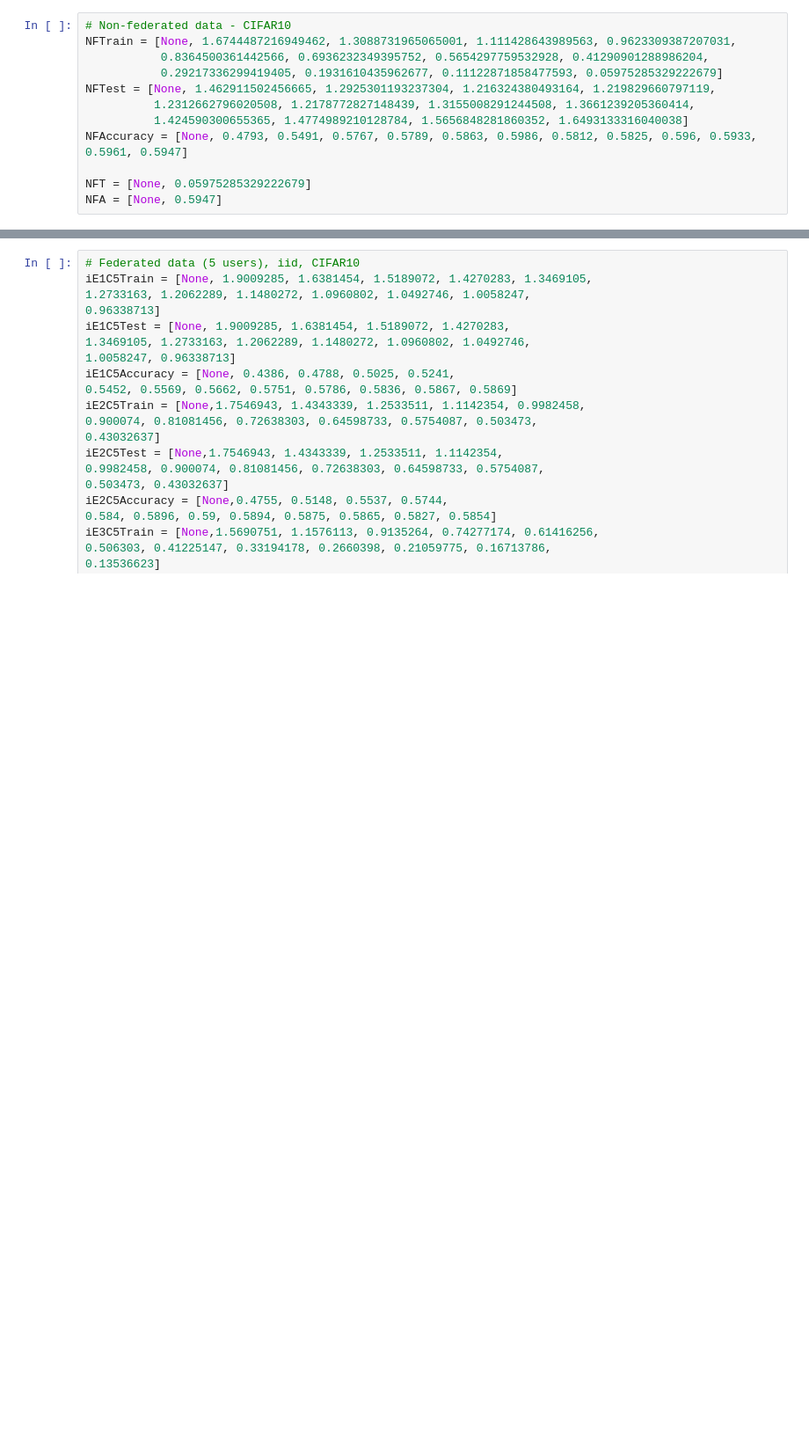
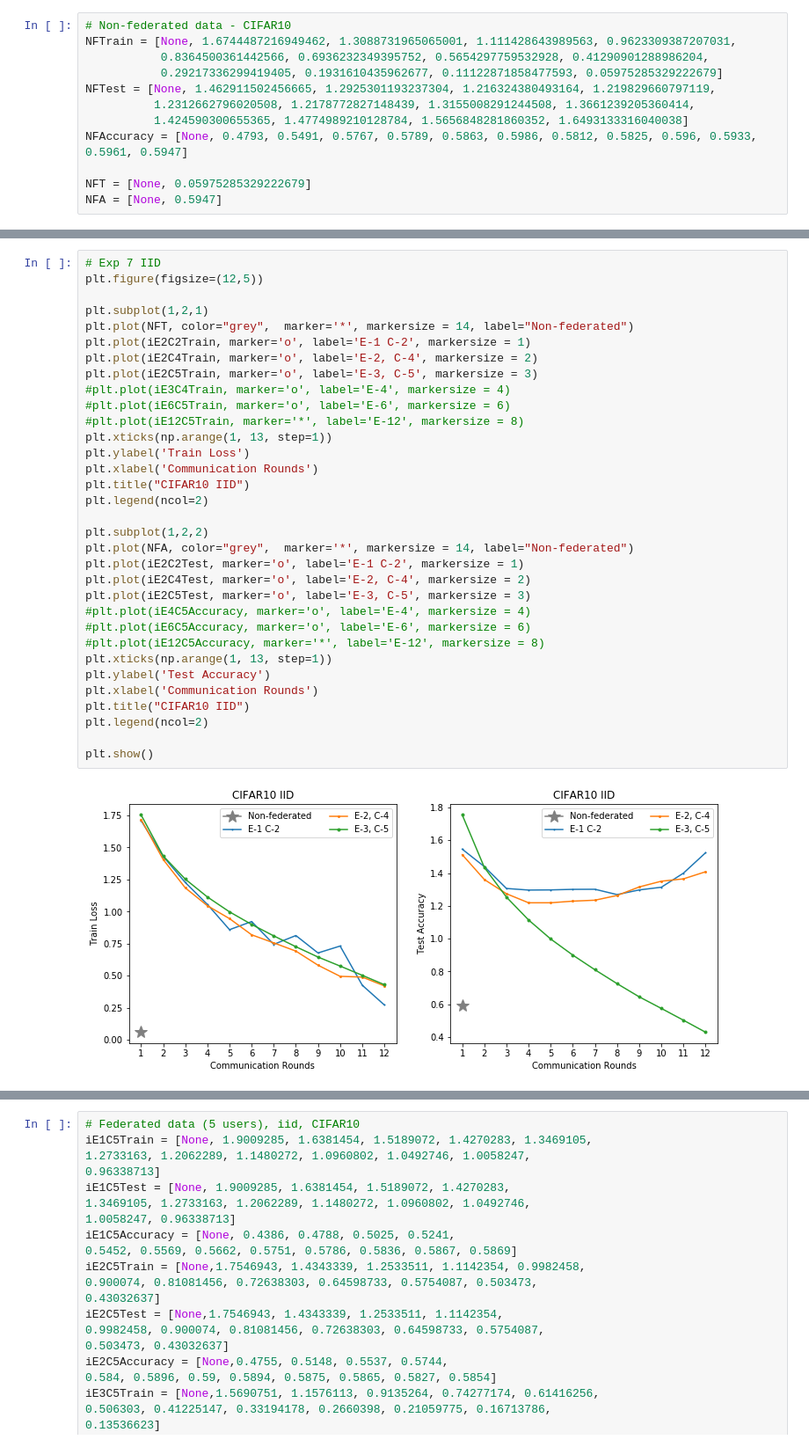
Before and after one commit to abogdanova/FedMed, a Jupyter notebook: Experiments.ipynb, the cells around one changed output, grey strips where cells are left out. Shown at 88% size. Drawn from its saved outputs; the diff is of its cells as text; blank space fills up the shorter version.

```diff
--- a/Experiments.ipynb
+++ b/Experiments.ipynb
@@ -16,0 +58,35 @@ NFA = [None, 0.5947]
+# %%
+# Exp 7 IID
+plt.figure(figsize=(12,5))
+
+plt.subplot(1,2,1)
+plt.plot(NFT, color="grey",  marker='*', markersize = 14, label="Non-federated")
+plt.plot(iE2C2Train, marker='o', label='E-1 C-2', markersize = 1)
+plt.plot(iE2C4Train, marker='o', label='E-2, C-4', markersize = 2)
+plt.plot(iE2C5Train, marker='o', label='E-3, C-5', markersize = 3)
+#plt.plot(iE3C4Train, marker='o', label='E-4', markersize = 4)
+#plt.plot(iE6C5Train, marker='o', label='E-6', markersize = 6)
+#plt.plot(iE12C5Train, marker='*', label='E-12', markersize = 8)
+plt.xticks(np.arange(1, 13, step=1))
+plt.ylabel('Train Loss')
+plt.xlabel('Communication Rounds')
+plt.title("CIFAR10 IID")
+plt.legend(ncol=2)
+
+plt.subplot(1,2,2)
+plt.plot(NFA, color="grey",  marker='*', markersize = 14, label="Non-federated")
+plt.plot(iE2C2Test, marker='o', label='E-1 C-2', markersize = 1)
+plt.plot(iE2C4Test, marker='o', label='E-2, C-4', markersize = 2)
+plt.plot(iE2C5Test, marker='o', label='E-3, C-5', markersize = 3)
+#plt.plot(iE4C5Accuracy, marker='o', label='E-4', markersize = 4)
+#plt.plot(iE6C5Accuracy, marker='o', label='E-6', markersize = 6)
+#plt.plot(iE12C5Accuracy, marker='*', label='E-12', markersize = 8)
+plt.xticks(np.arange(1, 13, step=1))
+plt.ylabel('Test Accuracy')
+plt.xlabel('Communication Rounds')
+plt.title("CIFAR10 IID")
+plt.legend(ncol=2)
+
+plt.show()
+# %% [output]
+[figure, added]
```
Also changed, not shown: parts of 9 cells of this notebook, 39 other files.
